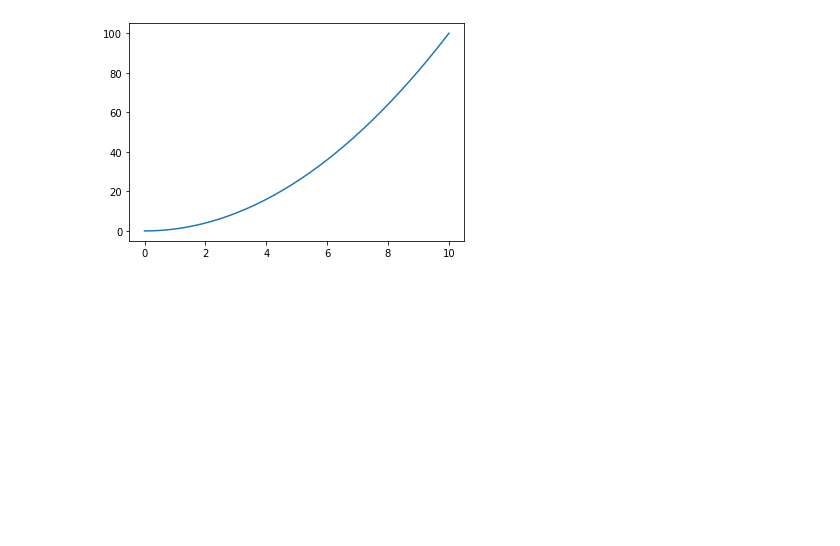
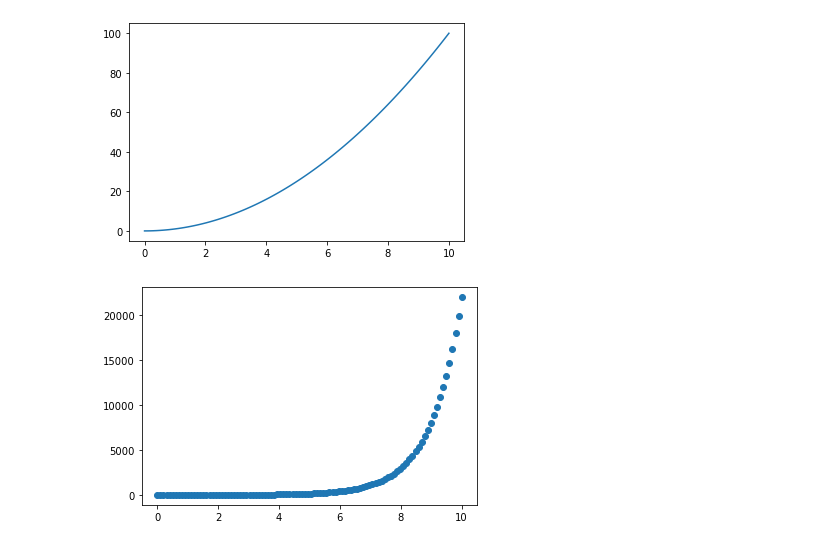
Before and after one commit to caxefaizan/S3_bucket_manipulation, a Jupyter notebook: intro to matplotlib.ipynb, the cells around one changed output. Saved outputs shown, nothing was run; the diff lists cells and outputs as text; code cells hidden in the pictures; blank space fills up the shorter version.

```diff
--- a/intro to matplotlib.ipynb
+++ b/intro to matplotlib.ipynb
@@ -83,0 +86,5 @@ ax.plot(x,x**2);
+# %%
+fig,ax = plt.subplots()
+ax.scatter(x,np.exp(x));
+# %% [output]
+[figure, added]
```
Also changed, not shown: parts of 34 cells of this notebook.
